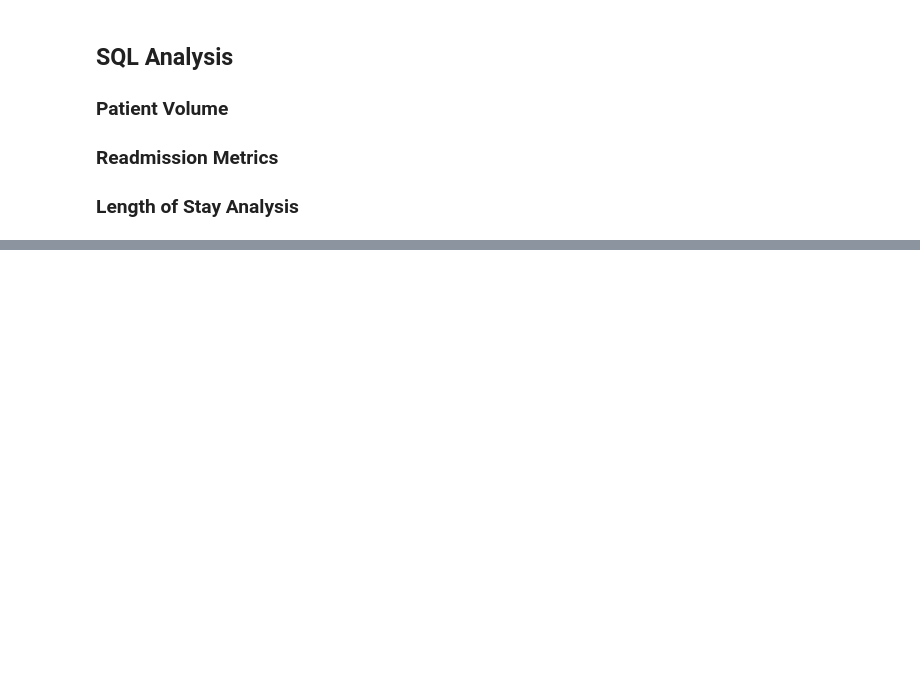
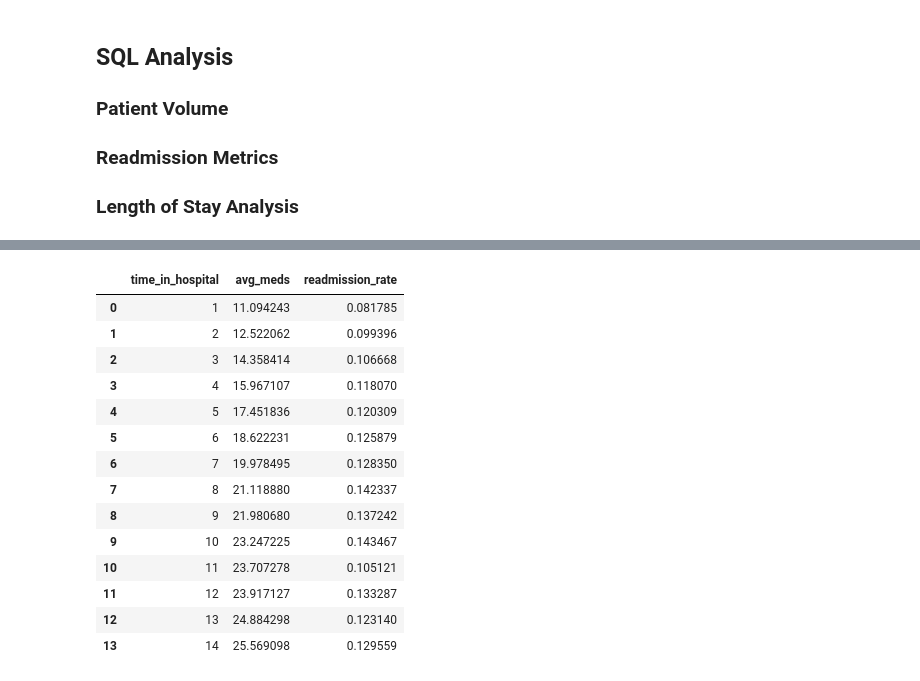
Before and after one commit to brakonsc/patient-readmission-risk-predictor, a Jupyter notebook: notebooks/02_sql_analysis.ipynb, the cells around one changed output, grey strips where cells are left out. Cells and saved outputs as stored; diff of their text form; code cells hidden in the pictures; blank space fills up the shorter version.

```diff
--- a/notebooks/02_sql_analysis.ipynb
+++ b/notebooks/02_sql_analysis.ipynb
@@ -111,0 +156,27 @@ ORDER BY time_in_hospital;
+# %%
+pd.read_sql("""
+SELECT e.time_in_hospital,
+        AVG(u.num_medications) as avg_meds,
+        AVG(CASE WHEN e.readmitted = '<30' THEN 1 ELSE 0 END) as readmission_rate
+FROM encounters e
+JOIN utilization u
+    on e.encounter_id = u.encounter_id
+GROUP BY e.time_in_hospital
+ORDER BY e.time_in_hospital;
+""", conn)
+# %% [output]
+|  | time_in_hospital | avg_meds | readmission_rate |
+| 0 | 1 | 11.094243 | 0.081785 |
+| 1 | 2 | 12.522062 | 0.099396 |
+| 2 | 3 | 14.358414 | 0.106668 |
+| 3 | 4 | 15.967107 | 0.118070 |
+| 4 | 5 | 17.451836 | 0.120309 |
+| 5 | 6 | 18.622231 | 0.125879 |
+| 6 | 7 | 19.978495 | 0.128350 |
+| 7 | 8 | 21.118880 | 0.142337 |
+| 8 | 9 | 21.980680 | 0.137242 |
+| 9 | 10 | 23.247225 | 0.143467 |
+| 10 | 11 | 23.707278 | 0.105121 |
+| 11 | 12 | 23.917127 | 0.133287 |
+| 12 | 13 | 24.884298 | 0.123140 |
+| 13 | 14 | 25.569098 | 0.129559 |
```
Also changed, not shown: parts of 8 cells of this notebook, 1 other file.
